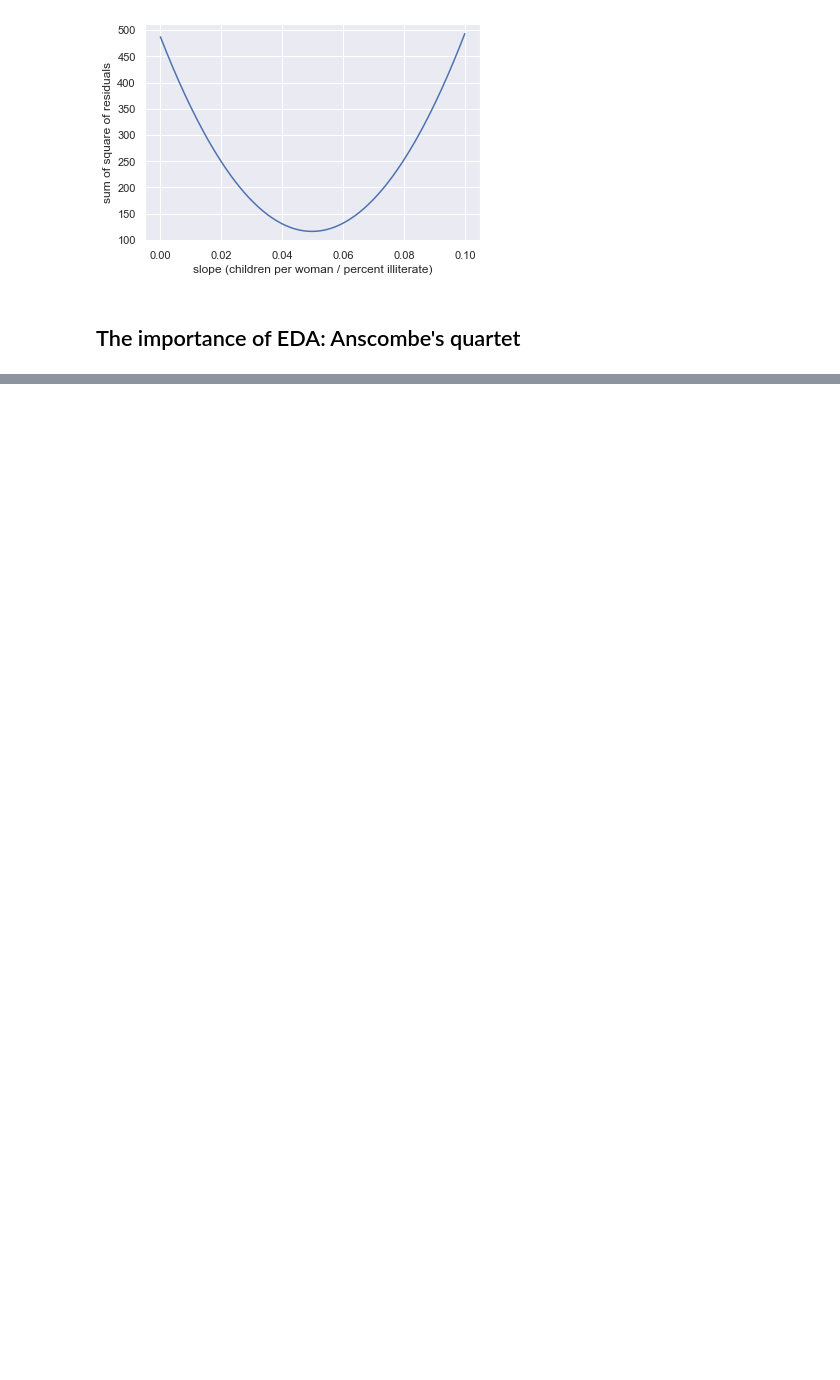
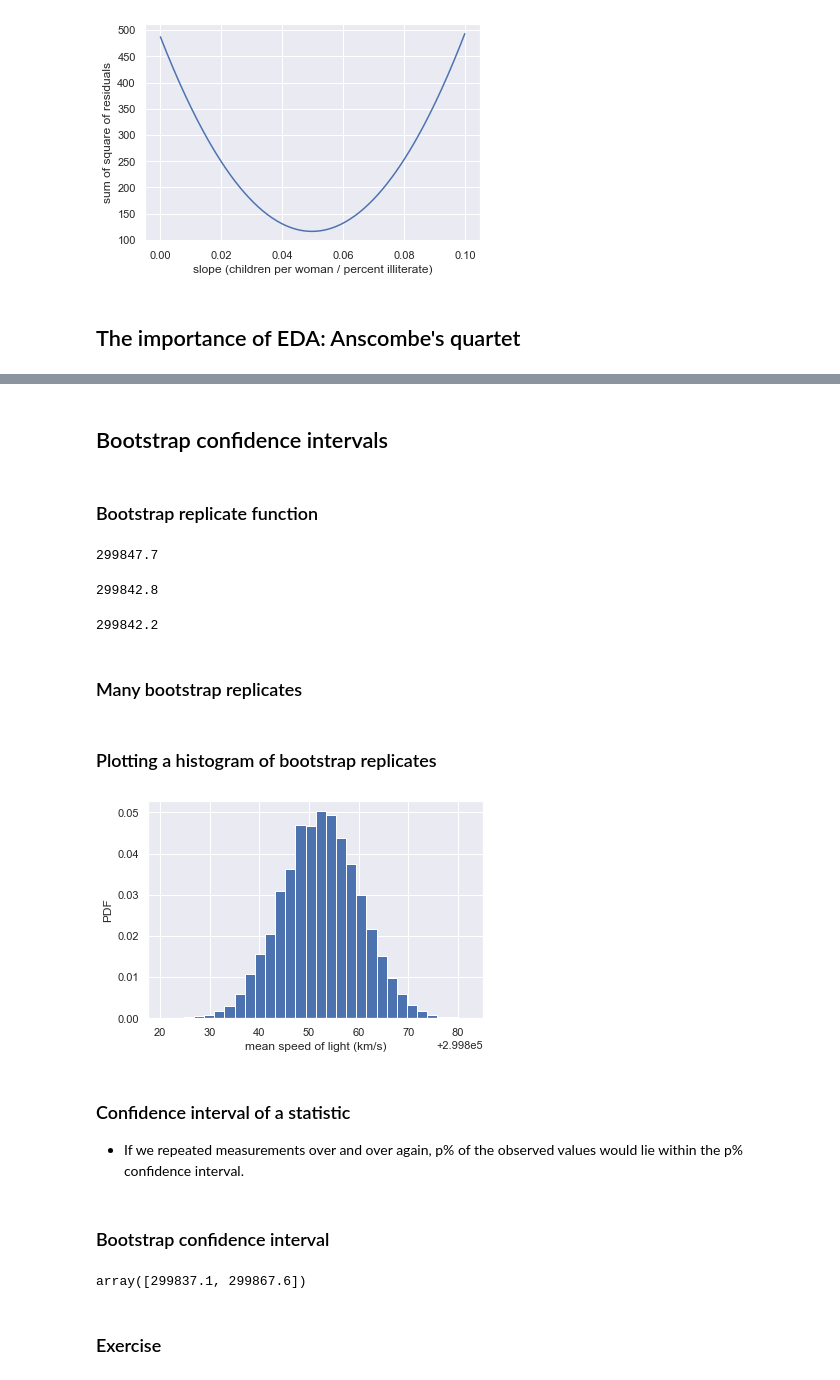
Before and after one commit to Yuleii/programming-notebook, a Jupyter notebook: statistical_thinking_in_python.ipynb, the cells around one changed output, grey strips where cells are left out. Drawn from its saved outputs; the diff is of its cells as text; code cells hidden in the pictures; blank space fills up the shorter version.

```diff
--- a/statistical_thinking_in_python.ipynb
+++ b/statistical_thinking_in_python.ipynb
@@ -1153,0 +1289,50 @@ plt.show()
+# %% [markdown]
+## Bootstrap confidence intervals
+# %% [markdown]
+### Bootstrap replicate function
+# %%
+def bootstrap_replicate_1d(data, func):
+    """Generate bootstrap replicate of 1D data."""
+    bs_sample = np.random.choice(data, len(data))
+    return func(bs_sample)
+
+bootstrap_replicate_1d(michelson_speed_of_light, np.mean)
+# %% [output]
+299847.7
+# %%
+bootstrap_replicate_1d(michelson_speed_of_light, np.mean)
+# %% [output]
+299842.8
+# %%
+bootstrap_replicate_1d(michelson_speed_of_light, np.mean)
+# %% [output]
+299842.2
+# %% [markdown]
+### Many bootstrap replicates
+# %%
+bs_replicates = np.empty(10000)
+for i in range(10000):
+    bs_replicates[i] = bootstrap_replicate_1d(
+                michelson_speed_of_light, np.mean)
+# %% [markdown]
+### Plotting a histogram of bootstrap replicates
+# %%
+_ = plt.hist(bs_replicates, bins=30, density=True)
+_ = plt.xlabel('mean speed of light (km/s)')
+_ = plt.ylabel('PDF')
+plt.show()
+# %% [output]
+[figure, added]
+# %% [markdown]
+### Confidence interval of a statistic
+
+- If we repeated measurements over and over again, p% of the observed values would lie within the p% confidence interval.
+# %% [markdown]
+### Bootstrap confidence interval
+# %%
+conf_int = np.percentile(bs_replicates, [2.5, 97.5])
+conf_int
+# %% [output]
+array([299837.1, 299867.6])
+# %% [markdown]
+### Exercise
```
Also changed, not shown: parts of 105 cells of this notebook, 2 other files.
